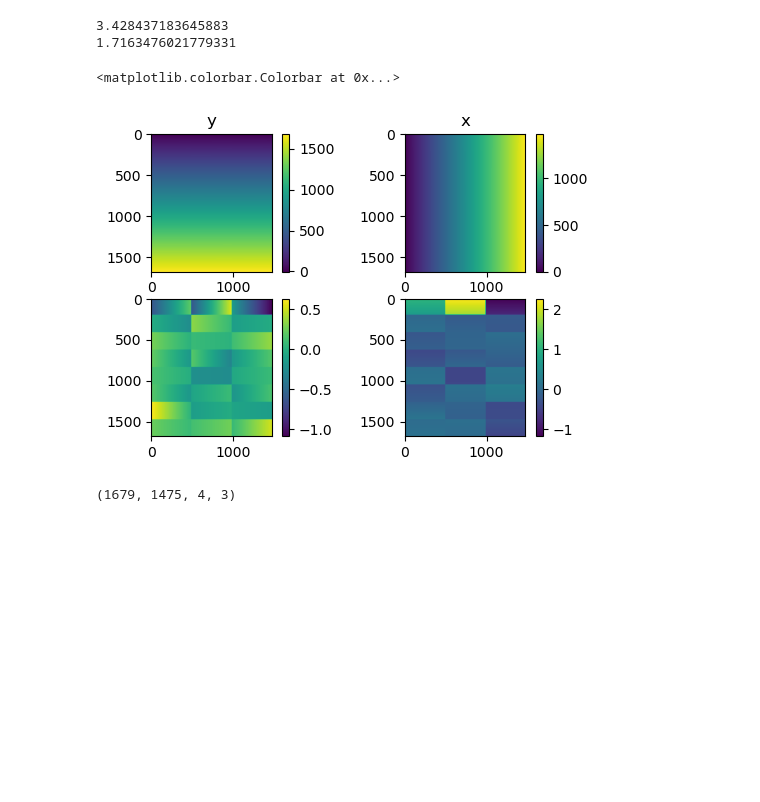
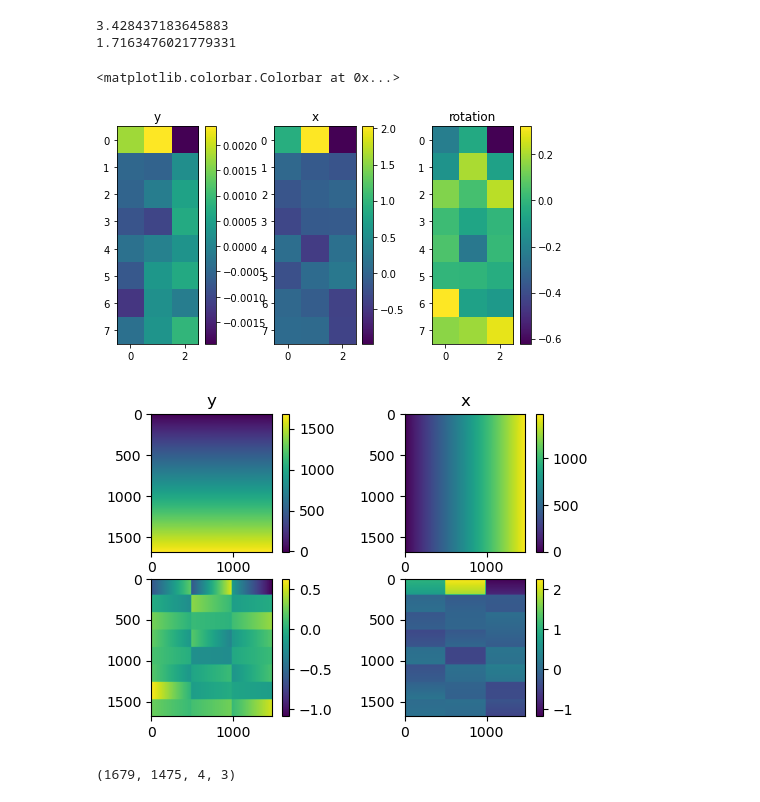
Before and after one commit to msujas/PilatusPowderSpatial, a Jupyter notebook: fitpksPilatus.ipynb, the cells around one changed output. Saved outputs shown, nothing was run; the diff lists cells and outputs as text; code cells hidden in the pictures; blank space fills up the shorter version.

```diff
--- a/fitpksPilatus.ipynb
+++ b/fitpksPilatus.ipynb
@@ -464,13 +464,3 @@ pl.plot(allc.Number_of_pixels,ycalc,'.', alpha=0.01)
 # repeat fitting with cleaned data
 p2 = [p for p in fpars]
 fpars2, matrx2 = curve_fit( calchkl2, allc, np.zeros(allc.nrows), p2 )
-# %%
-p16 = mp_last(fpars2[framepars:])
-pl.figure()
-array = np.empty(shape = (noymodules,noxmodules))
-for mo in range(len(p16)):
-    i = mo // noxmodules
-    j = mo % noxmodules
-    array[i,j] = p16[mo][1]
-pl.imshow(array)
-pl.colorbar()
@@ -542,23 +535,44 @@ print(max(ds.flatten())-min(ds.flatten()))
 3.428437183645883
 1.7163476021779331
 # %%
+arrayx = np.empty(shape = (noymodules,noxmodules))
+arrayy = np.empty(shape = (noymodules,noxmodules))
+arrayrot = np.empty(shape = (noymodules,noxmodules))
+fig,(ax1,ax2,ax3) = pl.subplots(1,3,figsize = (8,4))
+for mo in range(len(p16)):
+    i = mo // noxmodules
+    j = mo % noxmodules
+    arrayy[i,j] = p16[mo][1]
+    arrayx[i,j] = p16[mo][2]
+    arrayrot[i,j] = p16[mo][0]
+ax1o = ax1.imshow(arrayx)
+fig.colorbar(ax1o,ax=ax1)
+ax1.set_title('y')
+ax2o = ax2.imshow(arrayy)
+fig.colorbar(ax2o,ax=ax2)
+ax2.set_title('x')
+ax3o = ax3.imshow(arrayrot)
+fig.colorbar(ax3o,ax=ax3)
+ax3.set_title('rotation')
+
 fig,((ax1,ax2),(ax3,ax4)) = pl.subplots(2,2,dpi = 100)
 ax1o = ax1.imshow(sc)
 fig.colorbar(ax1o,ax=ax1)
 ax1.set_title('y')
 
 ax2o = ax2.imshow(fc)
 fig.colorbar(ax2o,ax=ax2)
 ax2.set_title('x')
 
 ax3o = ax3.imshow(ds)
 fig.colorbar(ax3o,ax=ax3)
 
 ax4o = ax4.imshow(df)
 fig.colorbar(ax4o,ax=ax4)
 # %% [output]
 <matplotlib.colorbar.Colorbar at 0x...>
-[figure, old version]
+[figure, new version]
+[figure, added]
 # %%
 fabio.edfimage.edfimage((fc-f).astype(np.float32)).write("e2dx.edf")
 fabio.edfimage.edfimage((sc-s).astype(np.float32)).write("e2dy.edf")
```
Also changed, not shown: parts of 2 cells of this notebook, 7 other files.
